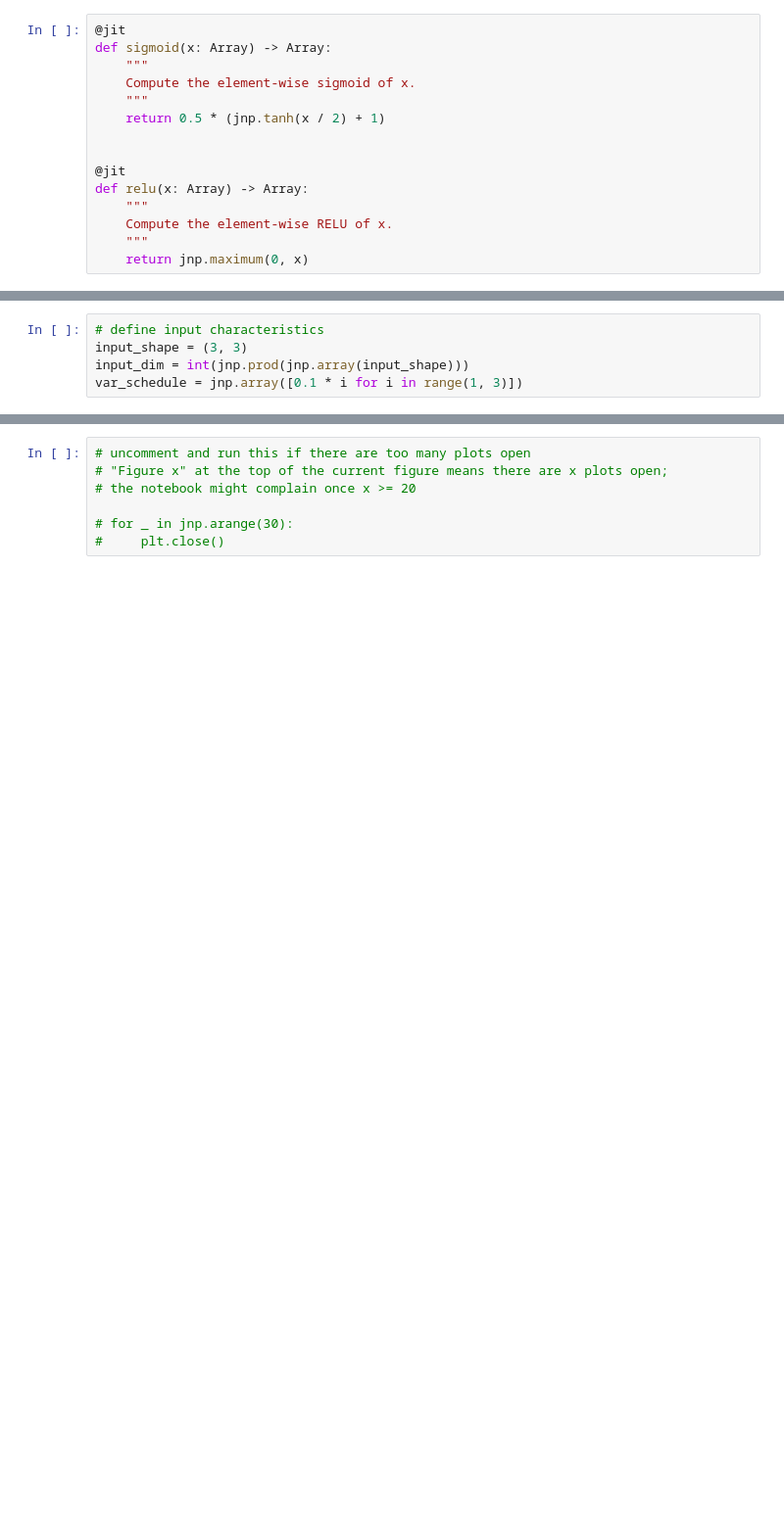
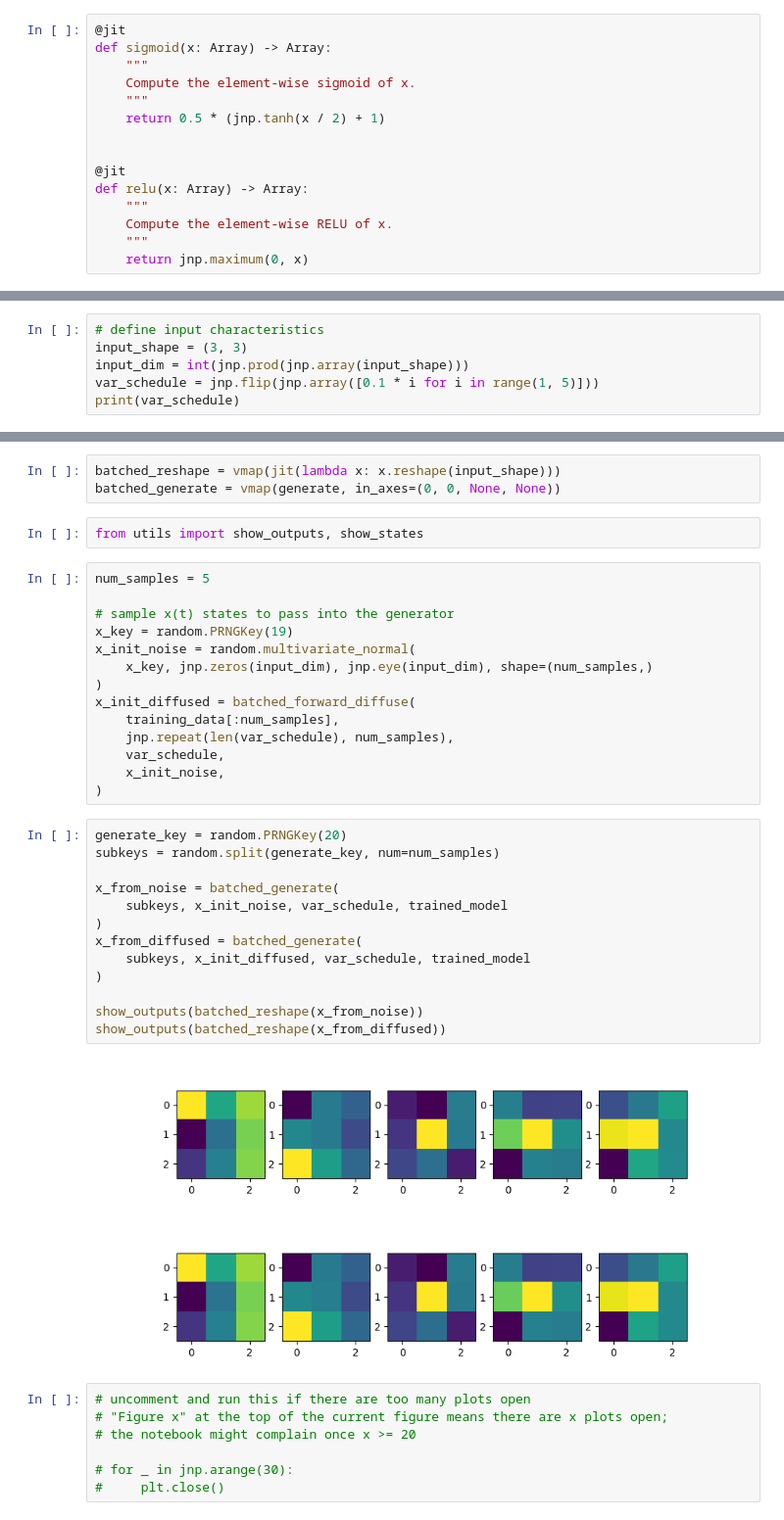
Before and after one commit to curiousdragon/denoising-diffusion-jax, a Jupyter notebook: denoising.ipynb, the cells around one changed output, grey strips where cells are left out. Shown at 98% size. Saved outputs shown, nothing was run; the diff lists cells and outputs as text; blank space fills up the shorter version.

Commit message:
[code] Add generator, refactor and clean up code

```diff
--- a/denoising.ipynb
+++ b/denoising.ipynb
@@ -227,4 +243,5 @@ def update(
 # define input characteristics
 input_shape = (3, 3)
 input_dim = int(jnp.prod(jnp.array(input_shape)))
-var_schedule = jnp.array([0.1 * i for i in range(1, 3)])
+var_schedule = jnp.flip(jnp.array([0.1 * i for i in range(1, 5)]))
+print(var_schedule)
@@ -396,3 +346,38 @@ MSE loss: reconstruction: 0.25254836678504944, noise: 0.6494100689888
+# %%
+batched_reshape = vmap(jit(lambda x: x.reshape(input_shape)))
+batched_generate = vmap(generate, in_axes=(0, 0, None, None))
+# %%
+from utils import show_outputs, show_states
+# %%
+num_samples = 5
+
+# sample x(t) states to pass into the generator
+x_key = random.PRNGKey(19)
+x_init_noise = random.multivariate_normal(
+    x_key, jnp.zeros(input_dim), jnp.eye(input_dim), shape=(num_samples,)
+)
+x_init_diffused = batched_forward_diffuse(
+    training_data[:num_samples],
+    jnp.repeat(len(var_schedule), num_samples),
+    var_schedule,
+    x_init_noise,
+)
+# %%
+generate_key = random.PRNGKey(20)
+subkeys = random.split(generate_key, num=num_samples)
+
+x_from_noise = batched_generate(
+    subkeys, x_init_noise, var_schedule, trained_model
+)
+x_from_diffused = batched_generate(
+    subkeys, x_init_diffused, var_schedule, trained_model
+)
+
+show_outputs(batched_reshape(x_from_noise))
+show_outputs(batched_reshape(x_from_diffused))
+# %% [output]
+[figure, added]
+[figure, added]
 # %%
 # uncomment and run this if there are too many plots open
 # "Figure x" at the top of the current figure means there are x plots open;
```
Also changed, not shown: parts of 17 cells of this notebook, 1 other file.
